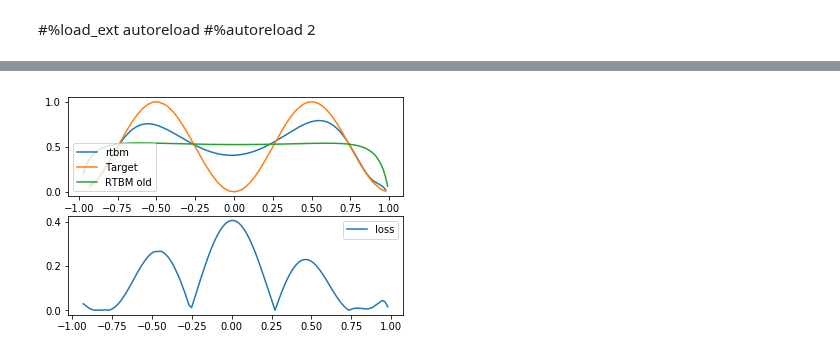
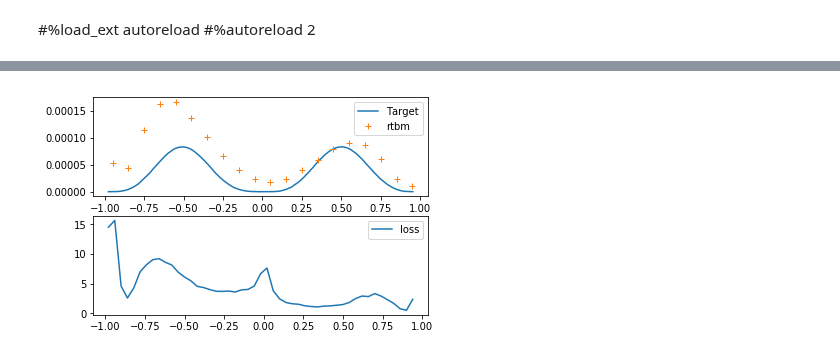
Before and after one commit to RiemannAI/theta, a Jupyter notebook: PruebasDeInit.ipynb, the cells around one changed output, grey strips where cells are left out. Saved outputs shown, nothing was run; the diff lists cells and outputs as text; code cells hidden in the pictures.

```diff
--- a/PruebasDeInit.ipynb
+++ b/PruebasDeInit.ipynb
@@ -14,9 +14,9 @@ from joblib import Parallel, delayed
 %matplotlib inline
 plt.rcParams['figure.figsize'] = [16, 4]
 # %%
-ndim = 1
+ndim =2
 nhid = 3
-nevt = 1e3
+nevt = 2e3
 rtbm = RTBM(ndim, nhid,
             minimization_bound=50,
             gaussian_init=True,
@@ -184,13 +220,15 @@ Resetting sigma, with loss: 149.8020155074952
 # %%
-x_post, y_post, ordered_post = get_values(n=1e4)
+x_post, y_post_all, ordered_post = get_values(n=nevt)
+y_post = y_post_all[d]
 #x_raw, y_raw = rtbm.get_transformation(x_input.reshape(-1,1))
 #x_post, y_post, ordered_post = reorder(x_raw[:,d], y_raw, x_input)
 
 
 plt.subplot(1,2,1)
-plt.hist(x_post, bins=25, density=True, color="lightblue", label="Sample")
-plt.plot(x_post, y_post, label="Distribution")
+plt.hist(x_post[d], bins=25, density=True, color="lightblue", label="Sample")
+plot_distribution(x_post[d], y_post, nbins=50)
+# plt.plot(x_post, y_post, label="Distribution")
 _ = plt.legend()
 plt.subplot(1,2,2)
-plt.hist(ordered_post, bins=25, density=True, label="original")
+plt.hist(ordered_post[d], bins=25, density=True, label="original")
 _ = plt.legend()
@@ -200,17 +240,21 @@ ll_post = loss(my_y_post, y_post)
 
 
 plt.subplot(2,1,1)
-plt.plot(x_post, y_post, label="rtbm")
-plt.plot(x_post, my_y_post, label = "Target")
-plt.plot(x_pre, y_pre, label="RTBM old")
+plt.plot(x_post[d], my_y_post/np.sum(my_y_post), label = "Target")
+plot_distribution(x_post[d], y_post/np.sum(y_post), label = "rtbm")
+# plt.plot(x_pre, y_pre/np.sum(y_pre), label="RTBM old")
+#plot_distribution(x_pre[d], y_pre/np.sum(y_pre), label="RTBM old")
+
 _ = plt.legend()
 plt.subplot(2,1,2)
-plt.plot(x_post, ll_post, label="loss")
+# plt.plot(x_post, ll_post, label="loss")
+plot_distribution(x_post[d], ll_post, label="loss", fmt="-", nbins=50)
 _ = plt.legend()
-name_fig=pathlib.Path("perfect_fit_tanh_nh=3-sabado.png")
+name_fig=pathlib.Path(f"good_fit_nh={nhid}_loss={lfun.__name__}_nv={ndim}.png")
 if name_fig.exists():
-    print("WARNING: Image not saved")
+    print("WARNING: Image not saved, it already existed")
 else:
     plt.savefig(str(name_fig))
+    print(f"Image saved at {name_fig}")
 print(f"Total loss: {np.sum(ll)}")
 # %% [output]
@@ -219,2 +263,2 @@ Total loss: 288.6724734222376
-[figure, old version]
+[figure, new version]
 # %% [markdown]
```
Also changed, not shown: parts of 6 cells of this notebook, 1 other file.
